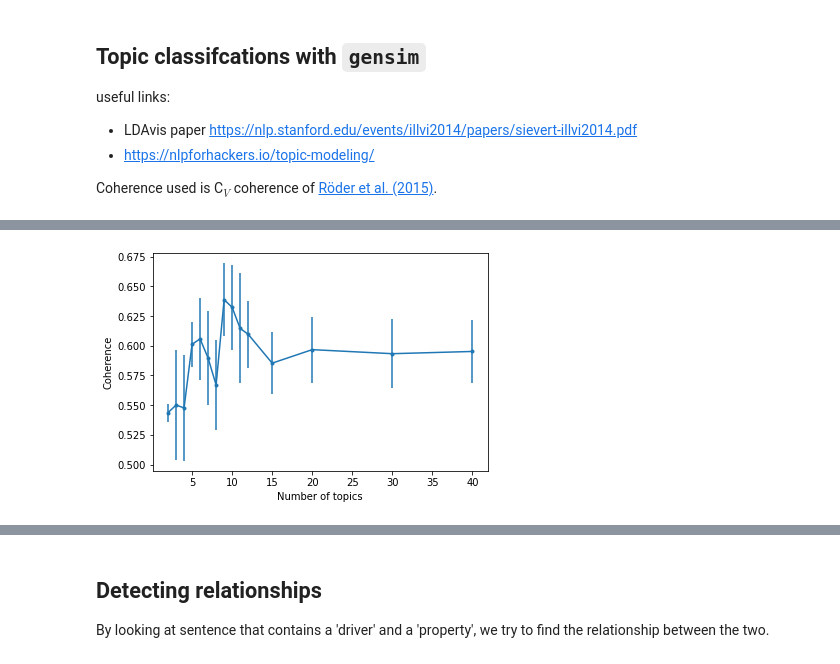
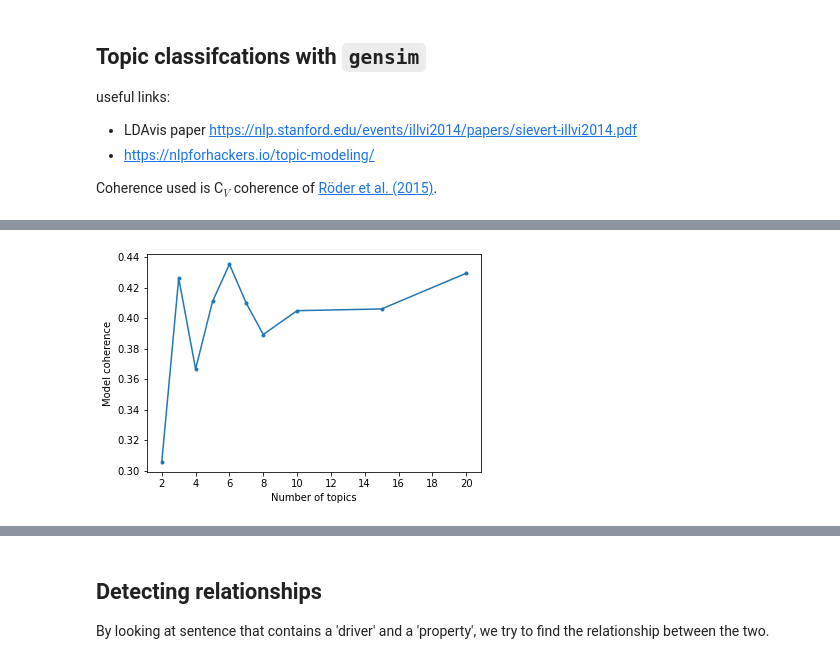
Before and after one commit to climasoma/nlp, a Jupyter notebook: notebooks/nlp-meta-analyses.ipynb, the cells around one changed output, grey strips where cells are left out. Drawn from its saved outputs; the diff is of its cells as text; code cells hidden in the pictures.

```diff
--- a/notebooks/nlp-meta-analyses.ipynb
+++ b/notebooks/nlp-meta-analyses.ipynb
@@ -195,7 +197,7 @@ for i, fname in tqdm(enumerate(dfpub.loc[:, 'fname']), total=dfpub.shape[0]):
         # remove the references
         #if len(re.findall('r(é|e)f(é|e)rences?|r ?e ?f ?e ?r ?e ?n ?c ?e ?s?', body, flags=re.IGNORECASE)) == 0:
         #    print('no ref found for', fname)
-        parts = re.split('\n\s?r(é|e)f(é|e)rences?\n|\n\s?r ?e ?f ?e ?r ?e ?n ?c ?e ?s?\n', body, flags=re.IGNORECASE)
+        parts = re.split('\n[ ]?r(é|e)f(é|e)rences?\n|\n[ ]?r ?e ?f ?e ?r ?e ?n ?c ?e ?s?\n', body, flags=re.IGNORECASE)
         if len(parts) > 2:  # at least one 'reference' found
             body = '\nReferences\n'.join([a for a in parts[:-1] if a is not None])
         else:
@@ -485,10 +488,10 @@ Average topic coherence: 0.4489.
 # try multiple number of topics
 avgcoh = []
 models = []
-for num_topics in tqdm([2, 3, 4, 5, 6, 7, 8, 9, 10, 11, 12, 15, 20, 30, 40]):
-    print('modelling {:d} topics'.format(num_topics))
+modcoh = []
+for num_topics in tqdm([2, 3, 4, 5, 6, 7, 8, 10, 15, 20]):
     model = LdaMulticore(
-        workers=4,
+        workers=12,
         corpus=corpus,
         id2word=id2word,
         chunksize=1000,
@@ -497,13 +500,15 @@ for num_topics in tqdm([2, 3, 4, 5, 6, 7, 8, 9, 10, 11, 12, 15, 20, 30, 40]):
         iterations=100,
         num_topics=num_topics,
         passes=10,
-        eval_every=None  # don't evaluate model perplexity, takes too much time.
+        eval_every=None,  # don't evaluate model perplexity, takes too much time
+        random_state=30,  # for reproducibility (7 is good) 30
     )
-
-   # top_topics = model.top_topics(corpus=corpus, coherence='u_mass', topn=5)
-    top_topics = model.top_topics(texts=docs, coherence='c_v', dictionary=dictionary, topn=5)
+    # topn is the number of top words to be extracted from each topic
+    top_topics = model.top_topics(texts=docs, coherence='c_v', dictionary=dictionary, topn=6)
     coherences = [t[1] for t in top_topics]
     avgcoh.append([num_topics,
                    np.mean(coherences),
                    np.std(coherences)/np.sqrt(len(coherences))])
+    cm = CoherenceModel(model=model, texts=docs, dictionary=dictionary, coherence='c_v')
+    modcoh.append([num_topics, cm.get_coherence()])
     models.append(copy.deepcopy(model))
@@ -526,11 +515,11 @@ modelling 40 topics
 # %%
-# figure
-avgcoh = np.array(avgcoh)
+# figure of coherence of the model
+modcoh = np.array(modcoh)
 fig, ax = plt.subplots()
-ax.errorbar(avgcoh[:, 0], avgcoh[:, 1], yerr=avgcoh[:, 2],
-            marker='.', linestyle='-')
+ax.plot(modcoh[:, 0], modcoh[:, 1], '.-')
 ax.set_xlabel('Number of topics')
-ax.set_ylabel('Coherence')
-fig.savefig(outputdir + 'coherence-meta.png', dpi=300)
+ax.set_ylabel('Model coherence')
+ax.xaxis.set_major_locator(MaxNLocator(integer=True))
+fig.savefig(outputdir + 'coherence-meta-model.png', dpi=300)
 # %% [output]
-[figure, old version]
+[figure, new version]
```
Also changed, not shown: parts of 12 cells of this notebook, 3 other files.
